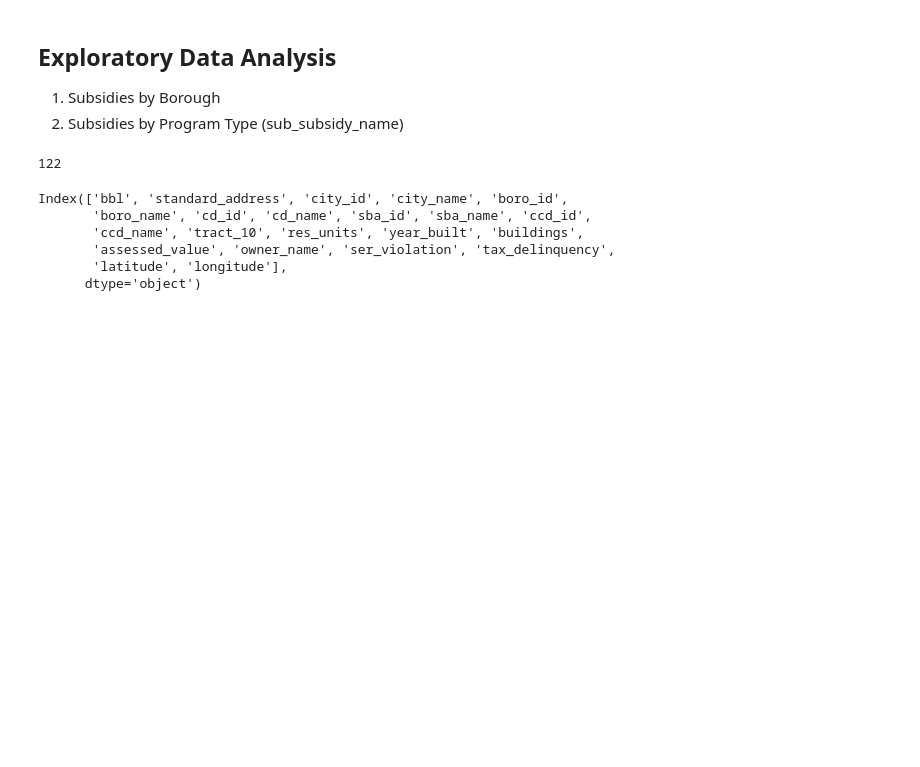
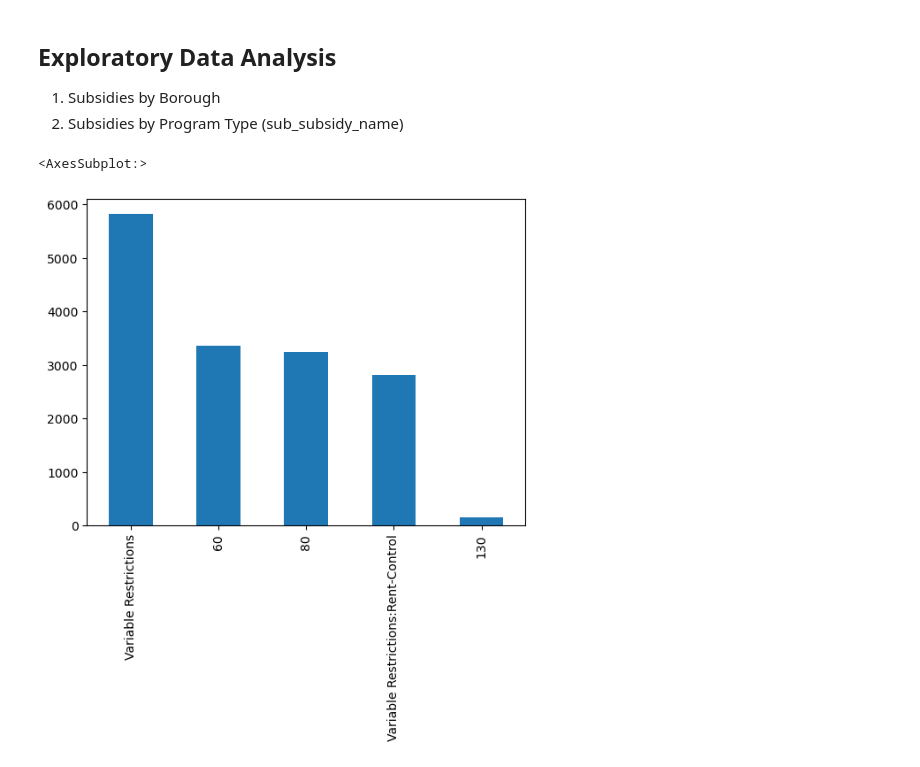
Before and after one commit to eihwood/nyc-affordable-housing, a Jupyter notebook: src/01_Clean_Subset_SubsidizedAffordableHousing.ipynb, the cells around one changed output. Drawn from its saved outputs; the diff is of its cells as text; code cells hidden in the pictures; blank space fills up the shorter version.

```diff
--- a/src/01_Clean_Subset_SubsidizedAffordableHousing.ipynb
+++ b/src/01_Clean_Subset_SubsidizedAffordableHousing.ipynb
@@ -108,15 +154,22 @@ An individual subsidy agreement may apply to more than one property. In some cas
 # %%
 # Number of currently active subsidy-building by Borough
 #sub_boro = cur_subsidies.groupby('boro_name').size()
 #print(sub_boro)
 # Bar plot of subsidies by borough
-cur_subsidies['boro_name'].value_counts().plot(kind='bar')
+subsidies['boro_name'].value_counts().plot(kind='bar')
 
 
 
-# Number of currently active subsidy-building by Agency
-sub_agen = cur_subsidies.groupby(['agency_name']).size()
-print(sub_agen)
-type(sub_agen)
+
+# Number of currently active subsidy-building by income designation
+# Bar plot of subsidies by borough
+subsidies['boro_name'].value_counts().plot(kind='bar')
+
+# Bar plot of subsidies by income
+subsidies['Max Income Restriction(%AMI)'].value_counts().plot(kind='bar')
+
 
 # Get building and unit counts
+# %% [output]
+<AxesSubplot:>
+[figure, added]
@@ -157,35 +175,0 @@ df1.head()
-# %%
-# TESTING
-import pandas as pd
-
-df = pd.read_csv("../data/affordablehousing/FC_SHD_bbl_analysis_2022-12-20.csv")
-locs = pd.read_csv("../data/affordablehousing/FC_SHD_bbl_analysis_2022-12-20.csv",
-                  dtype = {'tract_10':str,
-                          'year_built':str,
-                          'sba_id':str})
-print(len(locs.columns))
-# Drop unnecessary columns
-locs = locs.drop(locs.iloc[:, 22:122], axis = 1)
-
-
-
-
-df_filt = df.filter(regex= '^prog_*')
-
-#print(len(df.columns))
-
-# use df.dot to collapse all binary prog_* columns into one column
-#subsidy = pd.DataFrame(df_filt.dot(df_filt.columns))
-
-#subsidy.index.names = ['IDX']
-
-# Rename to something sensical
-#subsidy = subsidy.rename(columns={0: 'subsidy_program'})
-# %% [output]
-122
-Index(['bbl', 'standard_address', 'city_id', 'city_name', 'boro_id',
-       'boro_name', 'cd_id', 'cd_name', 'sba_id', 'sba_name', 'ccd_id',
-       'ccd_name', 'tract_10', 'res_units', 'year_built', 'buildings',
-       'assessed_value', 'owner_name', 'ser_violation', 'tax_delinquency',
-       'latitude', 'longitude'],
-      dtype='object')
```
Also changed, not shown: parts of 22 cells of this notebook.
